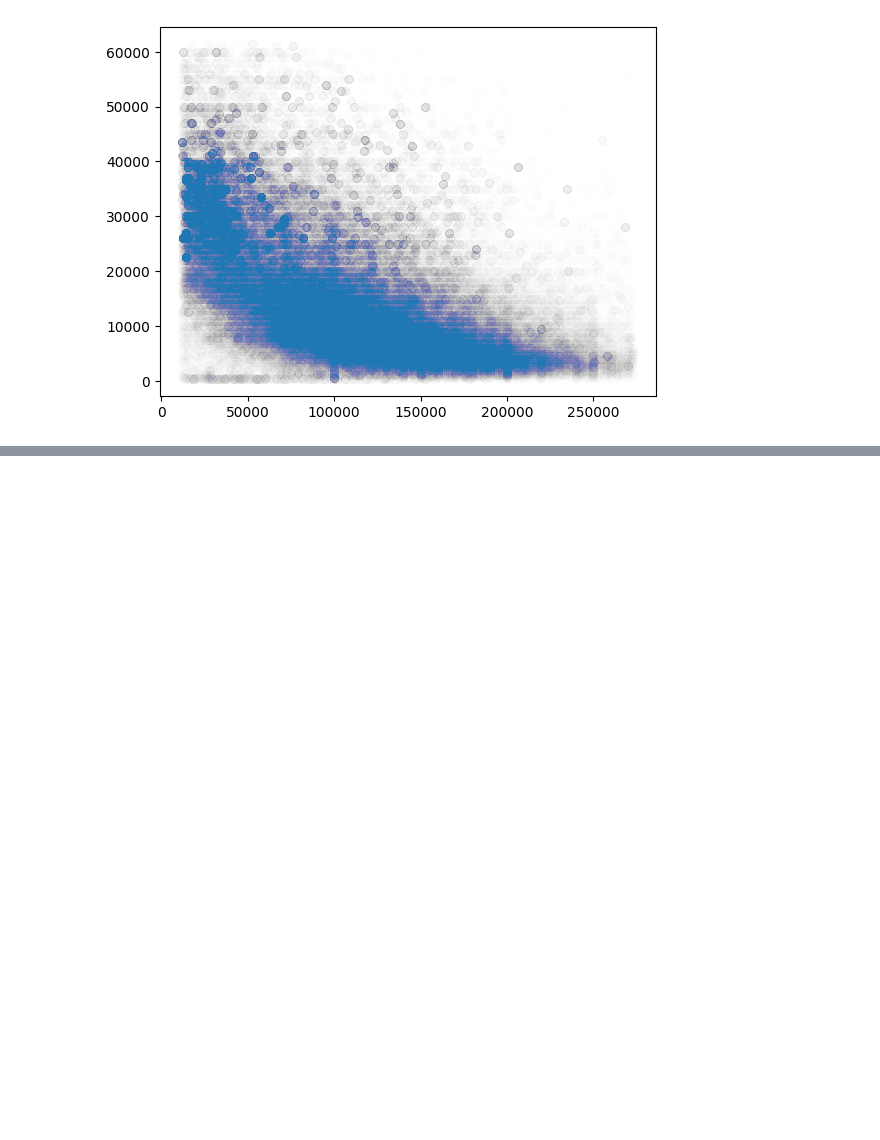
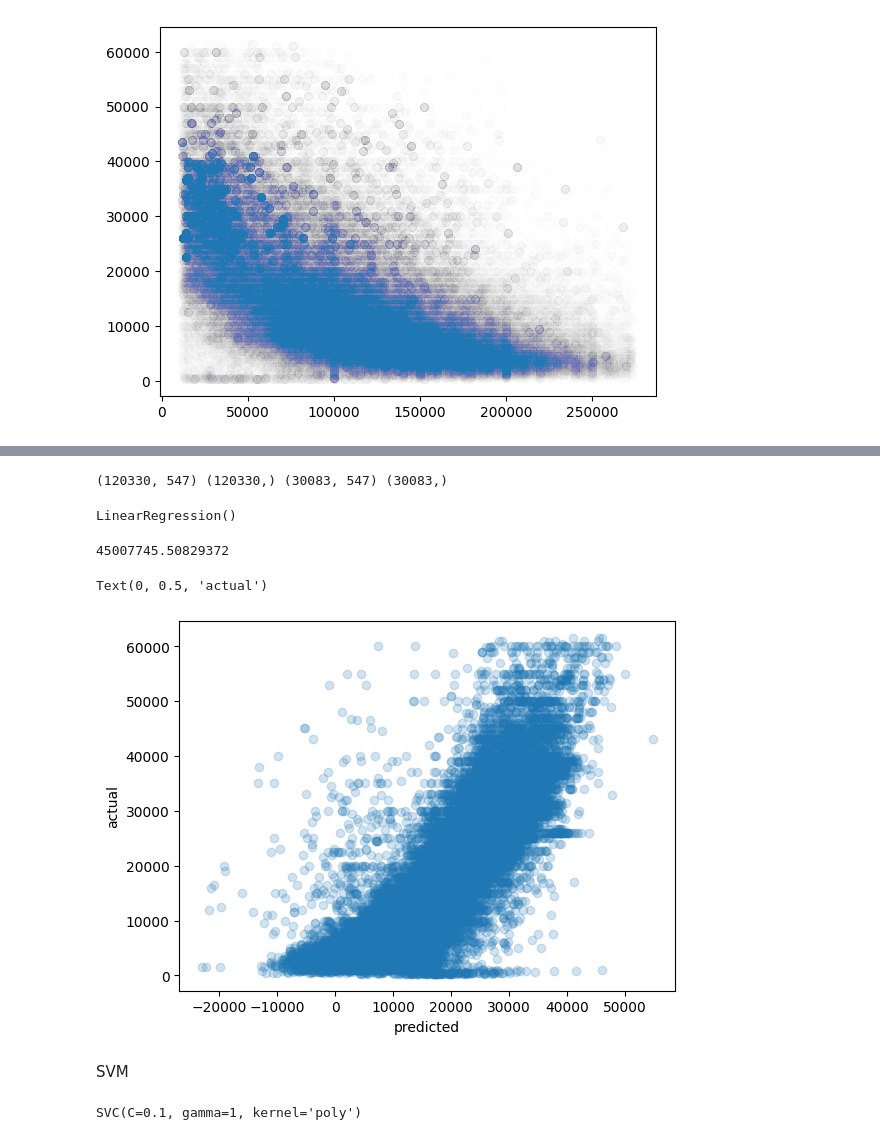
Before and after one commit to Ali7109/3401Project, a Jupyter notebook: src/CarPredictionModel.ipynb, the cells around one changed output, grey strips where cells are left out. Cells and saved outputs as stored; diff of their text form; code cells hidden in the pictures; blank space fills up the shorter version.

Commit message:
linear regression...kinda

```diff
--- a/src/CarPredictionModel.ipynb
+++ b/src/CarPredictionModel.ipynb
@@ -140,0 +215,7 @@ plt.scatter(vehicles['odometer'], vehicles['price'], alpha=0.005)
+# %%
+
+# # Scikit-learn strips the column headers, so just add them back on afterward.
+feature_names=preprocessing.get_feature_names_out()
+#vehicles_prepared.shape
+vehicles_prepared = pd.DataFrame(data=vehicles_prepared, columns=feature_names)
+vehicles_prepared.shape
@@ -140,0 +243,36 @@ plt.scatter(vehicles['odometer'], vehicles['price'], alpha=0.005)
+# %%
+X = vehicles_prepared.drop(["remainder__price"], axis=1)
+y = vehicles_prepared['remainder__price']
+
+X_train, X_test, y_train, y_test = train_test_split(X, y, test_size=0.2, random_state=42)
+print(X_train.shape, y_train.shape, X_test.shape, y_test.shape)
+# %% [output]
+(120330, 547) (120330,) (30083, 547) (30083,)
+# %%
+from sklearn.linear_model import LinearRegression
+
+lr_model = LinearRegression()
+
+#lr_model.fit(X_train.iloc[:10000],y_train.iloc[:10000])
+lr_model.fit(X_train,y_train)
+# %% [output]
+LinearRegression()
+# %%
+# Predict the outcome of test data
+
+lr_y_predict = lr_model.predict(X_test)
+
+from sklearn.metrics import mean_squared_error as mse
+lr_mse=mse(y_test, lr_y_predict)
+lr_mse
+# %% [output]
+45007745.50829372
+# %%
+plt.scatter(lr_y_predict, y_test, alpha=0.2)
+plt.xlabel("predicted")
+plt.ylabel("actual")
+# %% [output]
+Text(0, 0.5, 'actual')
+[figure, added]
+# %% [markdown]
+SVM
@@ -140,0 +283,5 @@ plt.scatter(vehicles['odometer'], vehicles['price'], alpha=0.005)
+# %%
+model_svm = SVC(kernel='poly', C=0.1, gamma=1)
+model_svm.fit(X_train.iloc[:10000], y_train.iloc[:10000].values.ravel())
+# %% [output]
+SVC(C=0.1, gamma=1, kernel='poly')
```
Also changed, not shown: parts of 25 cells of this notebook.
